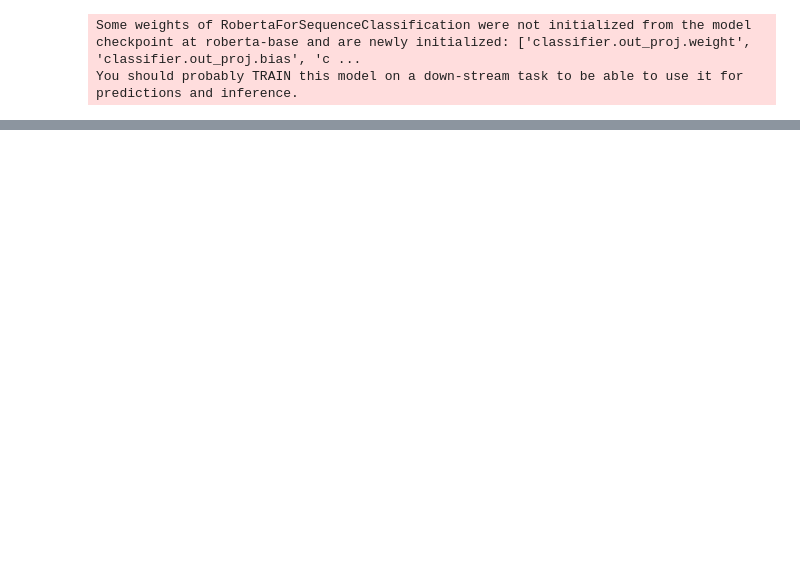
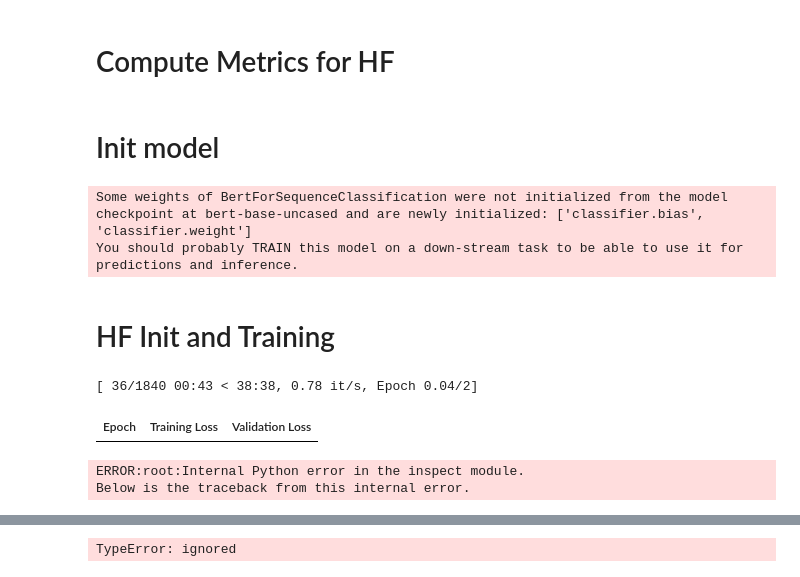
Before and after one commit to pvarshney1729/CS224W-Project, a Jupyter notebook: LM_Trainer_Products.ipynb, the cells around one changed output, grey strips where cells are left out. Saved outputs shown, nothing was run; the diff lists cells and outputs as text; code cells hidden in the pictures; blank space fills up the shorter version.

```diff
--- a/LM_Trainer_Products.ipynb
+++ b/LM_Trainer_Products.ipynb
@@ -99,0 +110,9 @@ with open('~/graph_datasets/ogbn_products/mapping/Amazon-3M.raw/tst.json', 'r')
+# %%
+# Make reverse index for text df
+
+reverse_index= {}
+
+productids = nodeidx2productid["nid"].tolist()
+for idx, productid in enumerate(productids):
+    if (not math.isnan(productid)):
+        reverse_index[int(productid)] = idx
@@ -116,8 +149,8 @@ train_dataset['text'] = dataset_dict['text'][train_idx]
 train_dataset['labels'] = dataset_dict['labels'][train_idx]
 train_dataset = Dataset.from_dict(train_dataset)
 
-valid_dataset['text'] = dataset_dict['text'][valid_idx]
-valid_dataset['labels'] = dataset_dict['labels'][valid_idx]
+valid_dataset['text'] = dataset_dict['text'][val_idx]
+valid_dataset['labels'] = dataset_dict['labels'][val_idx]
 valid_dataset = Dataset.from_dict(valid_dataset)
 
 test_dataset['text'] = dataset_dict['text'][test_idx]
@@ -166,4 +180,6 @@ for split in fin_dataset:
     dataset = dataset.map(tokenizer_helper, batched=True, batch_size=BATCH_SIZE)
     dataset.set_format("torch", columns=["input_ids", "attention_mask", "labels"])
     fin_dataset[split] = dataset
+# %% [markdown]
+# Compute Metrics for HF
 # %%
@@ -174,37 +189,44 @@ metric = evaluate.load("accuracy")
 def compute_metrics(pred):
     logits, labels = pred
     return metric.compute(predictions=np.argmax(logits, axis=-1), references=labels)
+# %% [markdown]
+# Init model
 # %%
-# Init model
 
-model = AutoModelForSequenceClassification.from_pretrained(MODEL, num_labels=len(labelidx2productcategeory))
+model = AutoModelForSequenceClassification.from_pretrained(MODEL, num_labels=num_classes)
 # %% [output]
-Some weights of RobertaForSequenceClassification were not initialized from the model checkpoint at roberta-base and are newly initialized: ['classifier.out_proj.weight', 'classifier.out_proj.bias', 'c ...
+Some weights of BertForSequenceClassification were not initialized from the model checkpoint at bert-base-uncased and are newly initialized: ['classifier.bias', 'classifier.weight']
 You should probably TRAIN this model on a down-stream task to be able to use it for predictions and inference.
+# %% [markdown]
+# HF Init and Training
 # %%
-# # HF Init and Training
 
-# training_args = TrainingArguments(
-#     output_dir=OUTPUT_ROOT,
-#     num_train_epochs=NUM_EPOCHS,
-#     per_device_train_batch_size=BATCH_SIZE,
-#     per_device_eval_batch_size=BATCH_SIZE,
-#     evaluation_strategy="epoch",
-#     logging_dir=f"{OUTPUT_ROOT}/logs",
-#     logging_steps=LOG_STEPS,
-#     learning_rate=LR,
-#     warmup_steps=WARMUP,
-#     save_strategy="epoch",
-#     load_best_model_at_end=True,
-#     save_total_limit=1
-# )
+training_args = TrainingArguments(
+    output_dir=OUTPUT_ROOT,
+    num_train_epochs=NUM_EPOCHS,
+    per_device_train_batch_size=BATCH_SIZE,
+    per_device_eval_batch_size=BATCH_SIZE,
+    evaluation_strategy="epoch",
+    logging_dir=f"{OUTPUT_ROOT}/logs",
+    logging_steps=LOG_STEPS,
+    learning_rate=LR,
+    warmup_steps=WARMUP,
+    save_strategy="epoch",
+    load_best_model_at_end=True,
+    save_total_limit=1
+)
 
-# trainer = Trainer(
-#     model = model,
-#     args = training_args,
-#     train_dataset = fin_dataset['train'],
-#     eval_dataset = fin_dataset['test'],
-#     compute_metrics=compute_metrics
-# )
+trainer = Trainer(
+    model = model,
+    args = training_args,
+    train_dataset = fin_dataset['train'],
+    eval_dataset = fin_dataset['test'],
+    compute_metrics=compute_metrics
+)
 
-# trainer.train()
+trainer.train()
+# %% [output]
+[ 36/1840 00:43 < 38:38, 0.78 it/s, Epoch 0.04/2]
+| Epoch | Training Loss | Validation Loss |
+ERROR:root:Internal Python error in the inspect module.
+Below is the traceback from this internal error.
@@ -211 +250,2 @@ You should probably TRAIN this model on a down-stream task to be able to use it
+TypeError: ignored
 # %%
```
Also changed, not shown: parts of 32 cells of this notebook, 10 other files.
